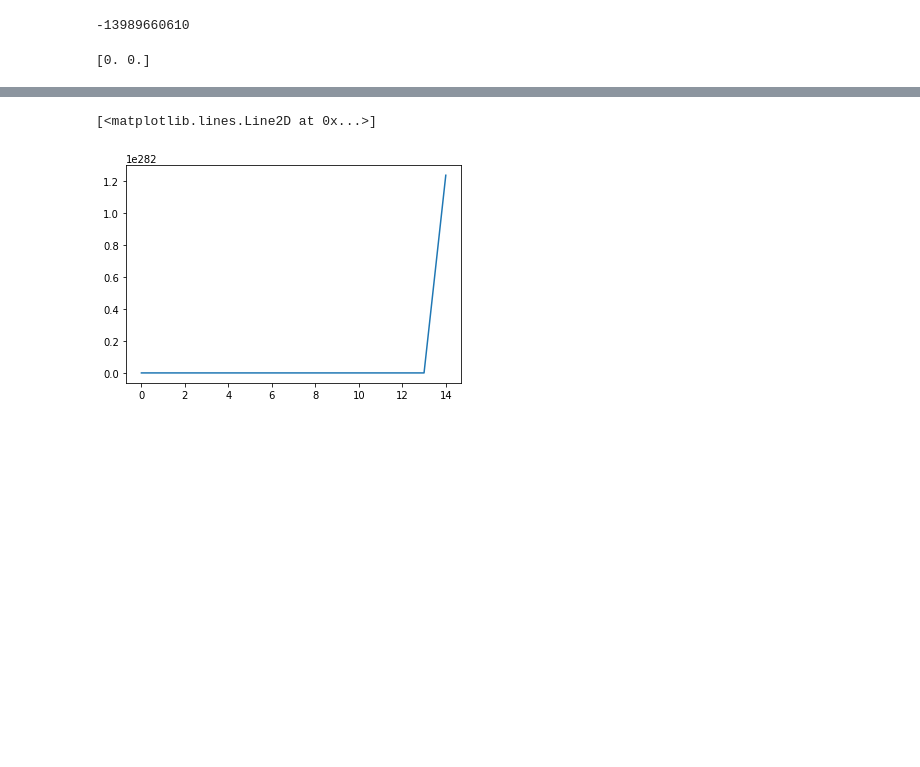
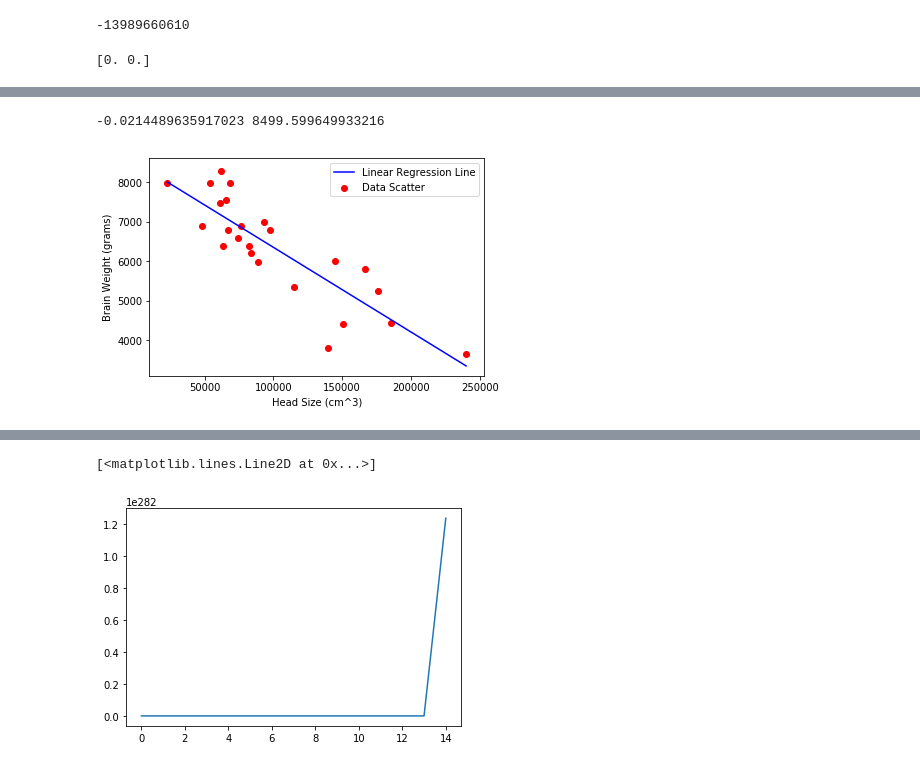
Before and after one commit to ikachko/ft_linear_regression, a Jupyter notebook: ikachko_ft_linear_regression.ipynb, the cells around one changed output, grey strips where cells are left out. Drawn from its saved outputs; the diff is of its cells as text; code cells hidden in the pictures; blank space fills up the shorter version.

```diff
--- a/ikachko_ft_linear_regression.ipynb
+++ b/ikachko_ft_linear_regression.ipynb
@@ -34,3 +28,0 @@ plt.show();
-# %%
-X = df['km']
-y = df['price']
@@ -70,0 +60,35 @@ print(0.1 * (1 / len(X)) * np.sum(predict(X, teta) - y))
+# %%
+X = df['km'].values
+Y = df['price'].values
+# %%
+# def learn(X, Y, )
+x_mean = np.mean(X)
+y_mean = np.mean(Y)
+n = len(X)
+
+numerator = 0
+denominator = 0
+for i in range(n):
+    numerator += (X[i] - x_mean) * (Y[i] - y_mean)
+    denominator += (X[i] - x_mean) ** 2
+
+b1 = numerator / denominator
+b0 = y_mean - (b1 * x_mean)
+#printing the coefficient
+print(b1, b0)
+# %% [output]
+-0.0214489635917023 8499.599649933216
+# %%
+def plot_data(X, y, b0, b1):
+    x_max = np.max(X) + 100
+    x_min = np.min(X) - 100
+    x = np.linspace(x_min, x_max, 1000)
+    y = b0 + b1 * x
+    plt.plot(x, y, color='#0000ff', label='Linear Regression Line')
+    plt.scatter(X, Y, color='#ff0000', label='Data Scatter')
+    plt.xlabel('Head Size (cm^3)')
+    plt.ylabel('Brain Weight (grams)')
+    plt.legend()
+    plt.show()
+# %% [output]
+[figure, added]
```
Also changed, not shown: parts of 19 cells of this notebook, 2 other files.
